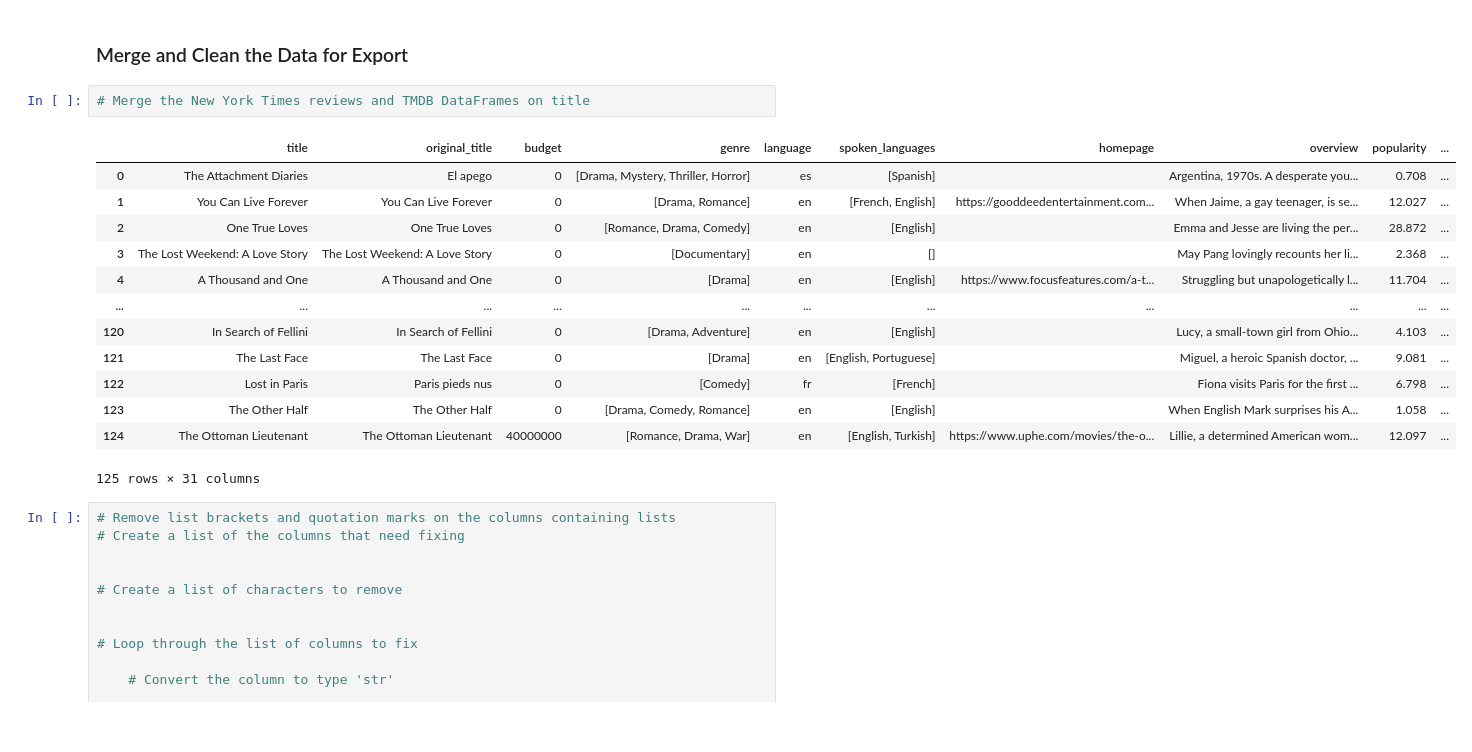
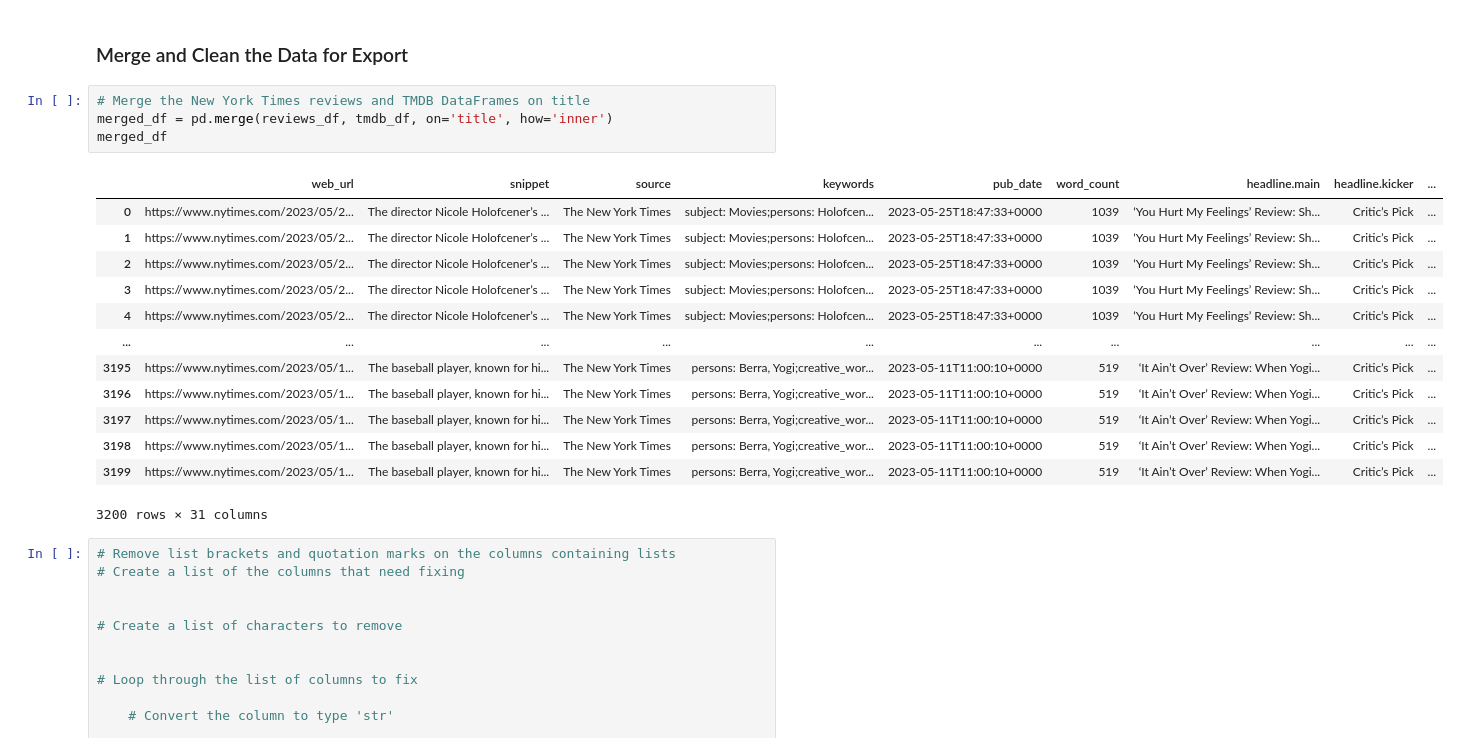
Before and after one commit to jdanielle12/data-sourcing-challenge, a Jupyter notebook: retrieve_movie_data.ipynb, the cells around one changed output. Saved outputs shown, nothing was run; the diff lists cells and outputs as text.

Commit message:
merged nyt and tmdb dataframes on title

```diff
--- a/retrieve_movie_data.ipynb
+++ b/retrieve_movie_data.ipynb
@@ -326,20 +354,22 @@ tmdb_df
 ### Merge and Clean the Data for Export
 # %%
 # Merge the New York Times reviews and TMDB DataFrames on title
+merged_df = pd.merge(reviews_df, tmdb_df, on='title', how='inner')
+merged_df
 # %% [output]
-|  | title | original_title | budget | genre | language | spoken_languages | homepage | overview | popularity | ... |
-| 0 | The Attachment Diaries | El apego | 0 | [Drama, Mystery, Thriller, Horror] | es | [Spanish] |  | Argentina, 1970s. A desperate you... | 0.708 | ... |
-| 1 | You Can Live Forever | You Can Live Forever | 0 | [Drama, Romance] | en | [French, English] | https://gooddeedentertainment.com... | When Jaime, a gay teenager, is se... | 12.027 | ... |
-| 2 | One True Loves | One True Loves | 0 | [Romance, Drama, Comedy] | en | [English] |  | Emma and Jesse are living the per... | 28.872 | ... |
-| 3 | The Lost Weekend: A Love Story | The Lost Weekend: A Love Story | 0 | [Documentary] | en | [] |  | May Pang lovingly recounts her li... | 2.368 | ... |
-| 4 | A Thousand and One | A Thousand and One | 0 | [Drama] | en | [English] | https://www.focusfeatures.com/a-t... | Struggling but unapologetically l... | 11.704 | ... |
-| ... | ... | ... | ... | ... | ... | ... | ... | ... | ... | ... |
-| 120 | In Search of Fellini | In Search of Fellini | 0 | [Drama, Adventure] | en | [English] |  | Lucy, a small-town girl from Ohio... | 4.103 | ... |
-| 121 | The Last Face | The Last Face | 0 | [Drama] | en | [English, Portuguese] |  | Miguel, a heroic Spanish doctor, ... | 9.081 | ... |
-| 122 | Lost in Paris | Paris pieds nus | 0 | [Comedy] | fr | [French] |  | Fiona visits Paris for the first ... | 6.798 | ... |
-| 123 | The Other Half | The Other Half | 0 | [Drama, Comedy, Romance] | en | [English] |  | When English Mark surprises his A... | 1.058 | ... |
-| 124 | The Ottoman Lieutenant | The Ottoman Lieutenant | 40000000 | [Romance, Drama, War] | en | [English, Turkish] | https://www.uphe.com/movies/the-o... | Lillie, a determined American wom... | 12.097 | ... |
+|  | web_url | snippet | source | keywords | pub_date | word_count | headline.main | headline.kicker | ... |
+| 0 | https://www.nytimes.com/2023/05/2... | The director Nicole Holofcener’s ... | The New York Times | subject: Movies;persons: Holofcen... | 2023-05-25T18:47:33+0000 | 1039 | ‘You Hurt My Feelings’ Review: Sh... | Critic’s Pick | ... |
+| 1 | https://www.nytimes.com/2023/05/2... | The director Nicole Holofcener’s ... | The New York Times | subject: Movies;persons: Holofcen... | 2023-05-25T18:47:33+0000 | 1039 | ‘You Hurt My Feelings’ Review: Sh... | Critic’s Pick | ... |
+| 2 | https://www.nytimes.com/2023/05/2... | The director Nicole Holofcener’s ... | The New York Times | subject: Movies;persons: Holofcen... | 2023-05-25T18:47:33+0000 | 1039 | ‘You Hurt My Feelings’ Review: Sh... | Critic’s Pick | ... |
+| 3 | https://www.nytimes.com/2023/05/2... | The director Nicole Holofcener’s ... | The New York Times | subject: Movies;persons: Holofcen... | 2023-05-25T18:47:33+0000 | 1039 | ‘You Hurt My Feelings’ Review: Sh... | Critic’s Pick | ... |
+| 4 | https://www.nytimes.com/2023/05/2... | The director Nicole Holofcener’s ... | The New York Times | subject: Movies;persons: Holofcen... | 2023-05-25T18:47:33+0000 | 1039 | ‘You Hurt My Feelings’ Review: Sh... | Critic’s Pick | ... |
+| ... | ... | ... | ... | ... | ... | ... | ... | ... | ... |
+| 3195 | https://www.nytimes.com/2023/05/1... | The baseball player, known for hi... | The New York Times | persons: Berra, Yogi;creative_wor... | 2023-05-11T11:00:10+0000 | 519 | ‘It Ain’t Over’ Review: When Yogi... | Critic’s Pick | ... |
+| 3196 | https://www.nytimes.com/2023/05/1... | The baseball player, known for hi... | The New York Times | persons: Berra, Yogi;creative_wor... | 2023-05-11T11:00:10+0000 | 519 | ‘It Ain’t Over’ Review: When Yogi... | Critic’s Pick | ... |
+| 3197 | https://www.nytimes.com/2023/05/1... | The baseball player, known for hi... | The New York Times | persons: Berra, Yogi;creative_wor... | 2023-05-11T11:00:10+0000 | 519 | ‘It Ain’t Over’ Review: When Yogi... | Critic’s Pick | ... |
+| 3198 | https://www.nytimes.com/2023/05/1... | The baseball player, known for hi... | The New York Times | persons: Berra, Yogi;creative_wor... | 2023-05-11T11:00:10+0000 | 519 | ‘It Ain’t Over’ Review: When Yogi... | Critic’s Pick | ... |
+| 3199 | https://www.nytimes.com/2023/05/1... | The baseball player, known for hi... | The New York Times | persons: Berra, Yogi;creative_wor... | 2023-05-11T11:00:10+0000 | 519 | ‘It Ain’t Over’ Review: When Yogi... | Critic’s Pick | ... |
-125 rows × 31 columns
+3200 rows × 31 columns
 # %%
 # Remove list brackets and quotation marks on the columns containing lists
 # Create a list of the columns that need fixing
```
Also changed, not shown: parts of 2 cells of this notebook.
